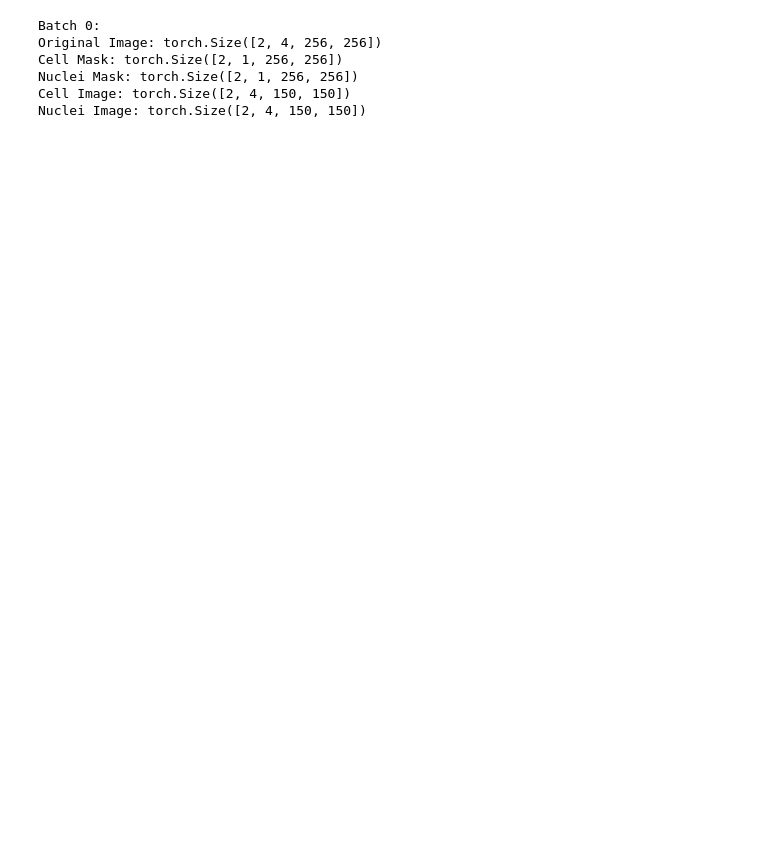
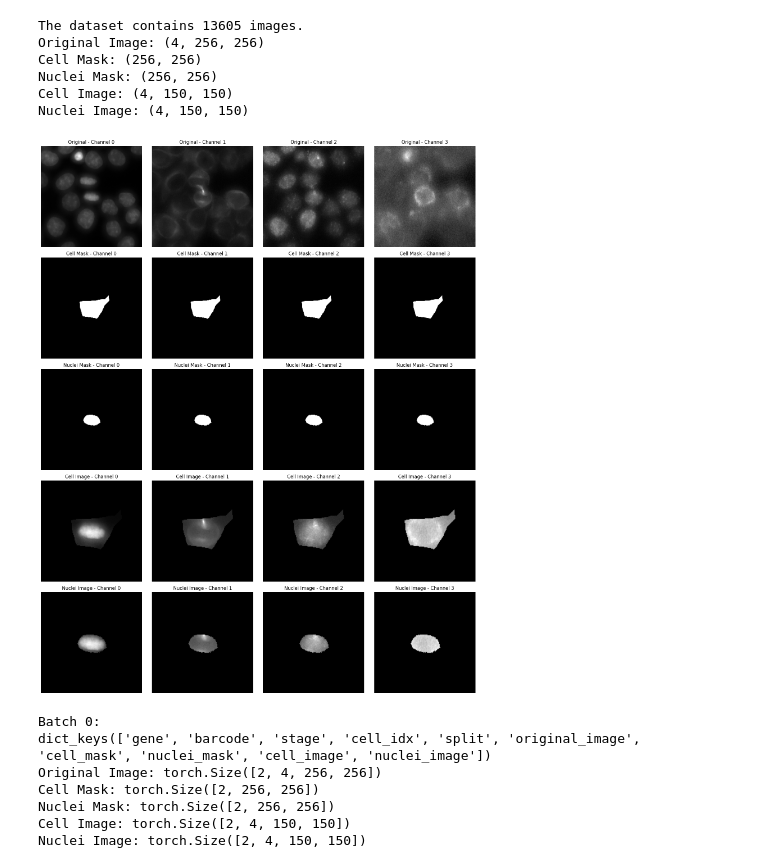
Before and after one commit to Cryaaa/embed_time, a Jupyter notebook: notebooks/dataset_static.ipynb, the cells around one changed output. Cells and saved outputs as stored; diff of their text form; code cells hidden in the pictures; blank space fills up the shorter version.

```diff
--- a/notebooks/dataset_static.ipynb
+++ b/notebooks/dataset_static.ipynb
@@ -135,3 +136,32 @@ Nuclei Image: (4, 150, 150)
+# %%
+# Usage example:
+parent_dir = '/mnt/efs/dlmbl/S-md/'
+csv_file = '/home/S-md/embed_time/notebooks/splits/example_split.csv'
+split = 'train'
+channels = [0, 1, 2, 3]
+cell_cycle_stages = 'interphase'
+transform = "masks"
+crop_size = 150
+
+# Create the dataset
+dataset = ZarrCellDataset(parent_dir, csv_file, split, channels, transform, crop_size)
+
+# Print the number of images and shapes of the data
+print(f"The dataset contains {len(dataset)} images.")
+
+# Print the shapes of the data for the first image
+print_cell_data_shapes(dataset.__getitem__(42))
+
+# Plot the first image (index 0)
+plot_cell_data(dataset.__getitem__(42))
+# %% [output]
+The dataset contains 13605 images.
+Original Image: (4, 256, 256)
+Cell Mask: (256, 256)
+Nuclei Mask: (256, 256)
+Cell Image: (4, 150, 150)
+Nuclei Image: (4, 150, 150)
+[figure, added]
 # %%
 # Create a DataLoader for the dataset
 dataloader = DataLoader(dataset, batch_size=2, shuffle=True)
@@ -140,6 +170,7 @@ dataloader = DataLoader(dataset, batch_size=2, shuffle=True)
 
 for i, batch in enumerate(dataloader):
     print(f"Batch {i}:")
+    print(batch.keys())
     print(f"Original Image: {batch['original_image'].shape}")
     print(f"Cell Mask: {batch['cell_mask'].shape}")
     print(f"Nuclei Mask: {batch['nuclei_mask'].shape}")
@@ -150,8 +181,9 @@ for i, batch in enumerate(dataloader):
     break
 # %% [output]
 Batch 0:
+dict_keys(['gene', 'barcode', 'stage', 'cell_idx', 'split', 'original_image', 'cell_mask', 'nuclei_mask', 'cell_image', 'nuclei_image'])
 Original Image: torch.Size([2, 4, 256, 256])
-Cell Mask: torch.Size([2, 1, 256, 256])
-Nuclei Mask: torch.Size([2, 1, 256, 256])
+Cell Mask: torch.Size([2, 256, 256])
+Nuclei Mask: torch.Size([2, 256, 256])
 Cell Image: torch.Size([2, 4, 150, 150])
 Nuclei Image: torch.Size([2, 4, 150, 150])
```
Also changed, not shown: parts of 4 cells of this notebook, 3 other files.
